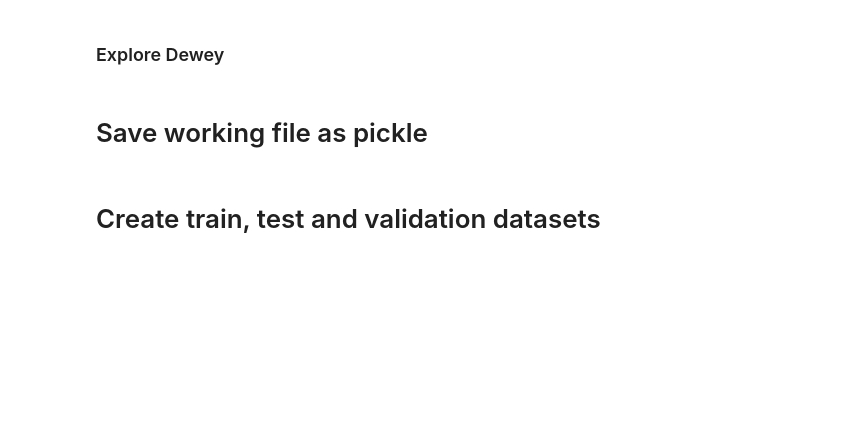
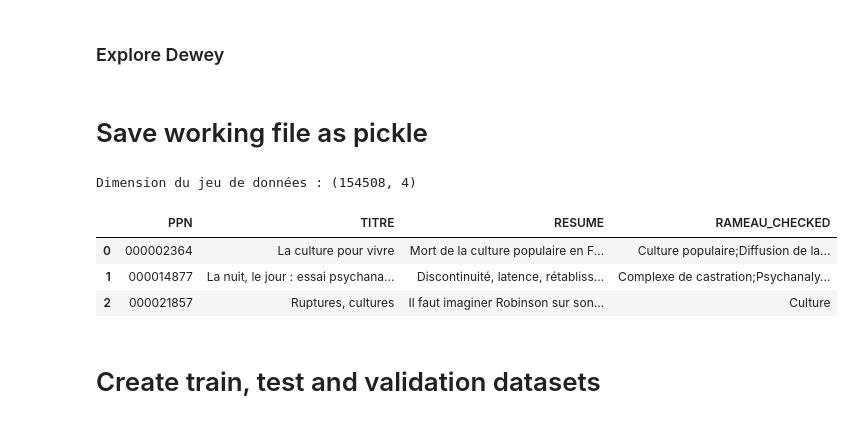
Before and after one commit to abes-esr/labo-indexation-ai, a Jupyter notebook: NoticeExtraction_cleaning.ipynb, the cells around one changed output. Drawn from its saved outputs; the diff is of its cells as text; code cells hidden in the pictures; blank space fills up the shorter version.

```diff
--- a/NoticeExtraction_cleaning.ipynb
+++ b/NoticeExtraction_cleaning.ipynb
@@ -604,6 +592,19 @@ elif working_data_filename.endswith("csv"):
     cleaned_df.to_csv(os.path.join(data_path, working_data_filename))
 else:
     print("saved files must be .csv or .pickle")
+# %%
+## Export data for Lausanne
+df_export = cleaned_df.copy()
+df_export[["PPN", "TITRE", "RESUME", "RAMEAU_CHECKED"]].to_pickle("export_data_26062023.pkl")
+t = pd.read_pickle("export_data_26062023.pkl")
+print("Dimension du jeu de données :", t.shape)
+t.head(3)
+# %% [output]
+Dimension du jeu de données : (154508, 4)
+|  | PPN | TITRE | RESUME | RAMEAU_CHECKED |
+| 0 | 000002364 | La culture pour vivre | Mort de la culture populaire en F... | Culture populaire;Diffusion de la... |
+| 1 | 000014877 | La nuit, le jour : essai psychana... | Discontinuité, latence, rétabliss... | Complexe de castration;Psychanaly... |
+| 2 | 000021857 | Ruptures, cultures | Il faut imaginer Robinson sur son... | Culture |
 # %% [markdown]
 # Create train, test and validation datasets
 # %%
```
Also changed, not shown: parts of 23 cells of this notebook, 2 other files.
